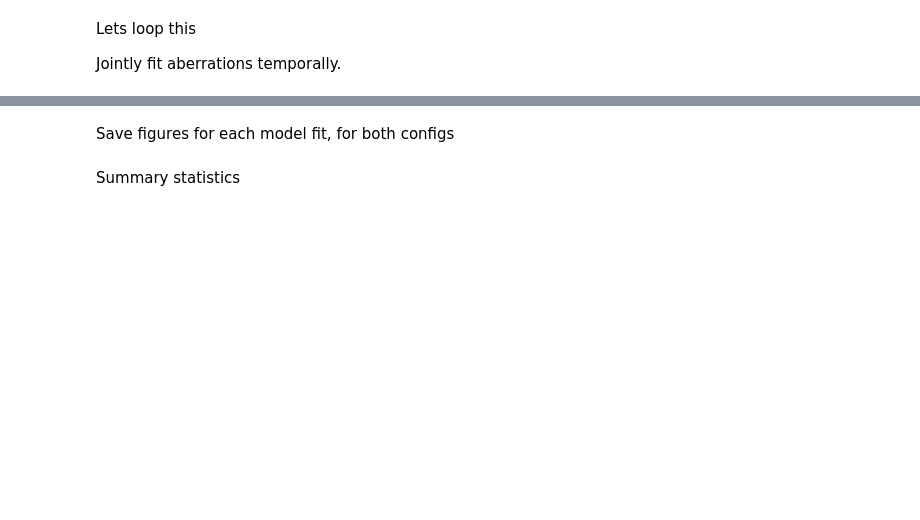
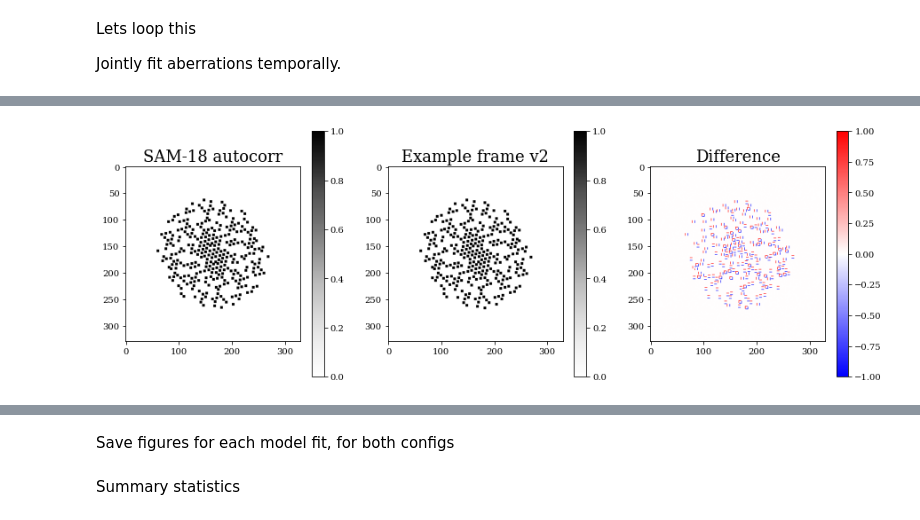
Before and after one commit to TolimanSpace/toliman_dp_design_testing, a Jupyter notebook: System_Aberrations.ipynb, the cells around one changed output, grey strips where cells are left out. Saved outputs shown, nothing was run; the diff lists cells and outputs as text; code cells hidden in the pictures; blank space fills up the shorter version.

```diff
--- a/System_Aberrations.ipynb
+++ b/System_Aberrations.ipynb
@@ -566,0 +579,100 @@ optimisers = [
+# %%
+ph_prior=True
+
+if ph_prior:
+    assert len(sam18_fnames) > 0, "No SAM-18 data files."
+
+    # scale and center images
+    linear_spider = []
+    psf_hlf = 130//2
+    for frame_n in frames_i:
+        data = spider_imgs[0][frame_n,:,:]
+        data_remapped = 0.0 + ((1.0 - 0.0)/(data.max()-data.min()))*(data - data.min()) #[0,1] otput range
+        data = np.power((data_remapped-alpha_cropped)/beta_cropped, (1/gamma_cropped))
+
+        psf_center_idx = np.unravel_index(np.argmax(data, axis=None), data.shape)
+        data = data[psf_center_idx[0]-psf_hlf:psf_center_idx[0]+psf_hlf,
+                                    psf_center_idx[1]-psf_hlf:psf_center_idx[1]+psf_hlf]
+
+        linear_spider.append(data)
+    linear_spider = np.asarray(linear_spider)
+
+    #------------------------------------------------------------------------------------------#
+    scale = 122/7.06 # scaled up for toliman setup
+    r = 0.147273e-3*scale  # (m)
+    mask_coords = np.array([ # (m) SAM-18
+            0.569978,      2.20621,
+        -2.22306,      1.14997,
+        -2.49369,      2.09376,
+        1.25201,      2.91247,
+        2.54021,    -0.110373,
+        1.58209,     -2.86584,
+        -2.70485,     -1.79699,
+        2.74591,     0.869195,
+        -2.56407,     0.796841,
+        2.94615,     -1.45332,
+        -0.140611,      3.24148,
+        -1.02159,      3.03439,
+        -1.00524,     -3.09706,
+        -1.68181,    -0.737597,
+        1.10577,     -2.74708,
+        -2.84016,     -1.32510,
+        1.99349,     -1.21580,
+        -1.61688,     -2.50640,
+    ])*1e-3*scale
+    mask_coords = np.flip( mask_coords ) # flip x and y for dLux coords convention
+
+    mask_coords = mask_coords.reshape(mask_coords.shape[0]//2,2)
+
+    dynamic_aperture = DynamicAperture(
+                        subap_centers=[mask_coords],
+                        rmax=r,
+                        pixel_coords=coords,
+                        pattern_rot= 240*np.pi/180,
+                        npix=aperture_npix,
+                        prim_diam=aperture_diameter,
+                        ap_noll_idxs=np.array([1]) # piston only
+                        )
+
+    sam18_trans = dynamic_aperture.transmission()
+    psf = jnp.fft.fftshift(jnp.fft.fft2(jnp.fft.fftshift(np.pad(sam18_trans, 490))))
+    splodges = np.abs(jnp.fft.fftshift(jnp.fft.fft2(jnp.fft.fftshift(np.abs(psf)**2))))**2
+
+    eg_img = linear_spider[0]
+    eg_img = np.pad(eg_img, 100)
+    eg_splodge = np.abs(jnp.fft.fftshift(jnp.fft.fft2(jnp.fft.fftshift(eg_img))))**2
+    splodges = resize(splodges, (eg_splodge.shape[0], eg_splodge.shape[1]))
+
+    norm = mcolors.Normalize(vmin=0, vmax=1)
+    splodges_norm = norm(splodges/splodges.max())
+    eg_splodge_norm = norm(eg_splodge/eg_splodge.max())
+
+    splodges_mask = dummy_splodge_mask(splodges_norm, min_peak=1e-4, radius=3, prox_thresh=1)
+    eg_splodge_mask = dummy_splodge_mask(eg_splodge_norm, min_peak=1e-4, radius=3, prox_thresh=1)
+
+    plt.figure(figsize=(15,5))
+    plt.subplot(1,3,1)
+    # plt.imshow(splodges_norm, norm=PowerNorm(0.3), cmap='magma_r')
+    plt.imshow(splodges_mask, cmap='Greys')
+    plt.title("SAM-18 autocorr")
+    plt.colorbar()
+    plt.subplot(1,3,2)
+    # plt.imshow(eg_splodge_norm, norm=PowerNorm(0.3), cmap='magma_r')
+    plt.imshow(eg_splodge_mask, cmap='Greys')
+
+    plt.title("Example frame v2")
+    plt.colorbar()
+    diff = splodges_mask - eg_splodge_mask
+    plt.subplot(1,3,3)
+    plt.imshow(diff, cmap='bwr', norm=CenteredNorm())
+    plt.title("Difference")
+    plt.colorbar()
+
+    # also get the general phase vibe
+    plt.figure(figsize=(12,10))
+    _, _, eg_ph = compute_complex_vis(eg_img)
+    plt.title("eg frame from data")
+    plt.imshow(eg_ph*eg_splodge_mask, cmap='RdBu')
+    plt.colorbar()
+# %% [output]
+[figure, added]
```
Also changed, not shown: parts of 21 cells of this notebook, 5 other files.
